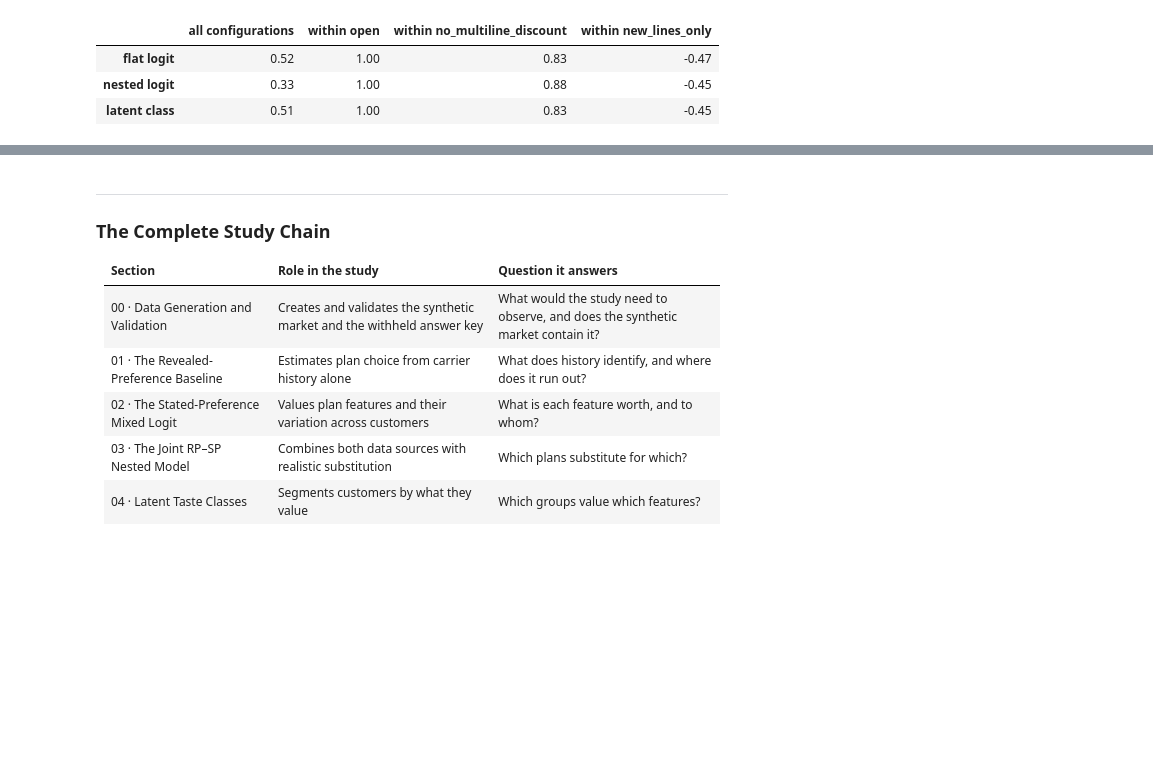
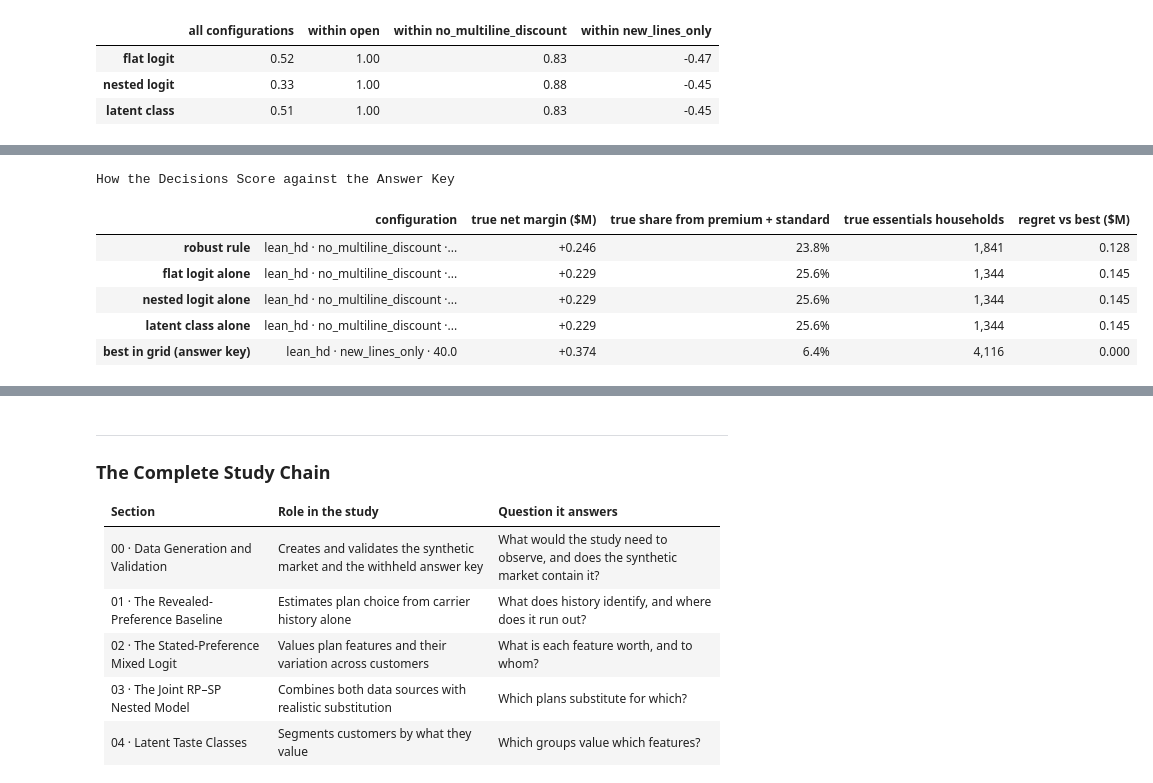
Before and after one commit to paforsey/data-science-portfolio, a Jupyter notebook: case-studies/rate-plan-cannibalization/02_launch_forecast.ipynb, the cells around one changed output, grey strips where cells are left out. Drawn from its saved outputs; the diff is of its cells as text; code cells hidden in the pictures; blank space fills up the shorter version.

```diff
--- a/case-studies/rate-plan-cannibalization/02_launch_forecast.ipynb
+++ b/case-studies/rate-plan-cannibalization/02_launch_forecast.ipynb
@@ -1489,0 +1527,25 @@ Rank Correlation between Forecast and True Net Margin
+# %%
+# Score the Decision
+true_high_share = true_volume[['premium', 'standard']].sum(axis = 1) / true_volume.sum(axis = 1)
+decisions = {'robust rule': recommended, **{f'{m} alone': forecast_margin[m].idxmax() for m in MODELS}, 'best in grid (answer key)': true_margin.idxmax()}
+decision_scores = pd.DataFrame({
+    name: {
+        'configuration': ' · '.join(str(k) for k in config),
+        'true net margin ($M)': true_margin.loc[config] / 1e6,
+        'true share from premium + standard': true_high_share.loc[config],
+        'true essentials households': true_volume.loc[config].sum(),
+        'regret vs best ($M)': (true_margin.max() - true_margin.loc[config]) / 1e6,
+    }
+    for name, config in decisions.items()
+}).T
+display(decision_scores.style.format({'true net margin ($M)': '{:+.3f}', 'true share from premium + standard': '{:.1%}',
+                                      'true essentials households': '{:,.0f}', 'regret vs best ($M)': '{:.3f}'})
+        .set_caption('How the Decisions Score against the Answer Key'))
+# %% [output]
+How the Decisions Score against the Answer Key
+|  | configuration | true net margin ($M) | true share from premium + standard | true essentials households | regret vs best ($M) |
+| robust rule | lean_hd · no_multiline_discount ·... | +0.246 | 23.8% | 1,841 | 0.128 |
+| flat logit alone | lean_hd · no_multiline_discount ·... | +0.229 | 25.6% | 1,344 | 0.145 |
+| nested logit alone | lean_hd · no_multiline_discount ·... | +0.229 | 25.6% | 1,344 | 0.145 |
+| latent class alone | lean_hd · no_multiline_discount ·... | +0.229 | 25.6% | 1,344 | 0.145 |
+| best in grid (answer key) | lean_hd · new_lines_only · 40.0 | +0.374 | 6.4% | 4,116 | 0.000 |
```
Also changed, not shown: parts of 13 cells of this notebook.
